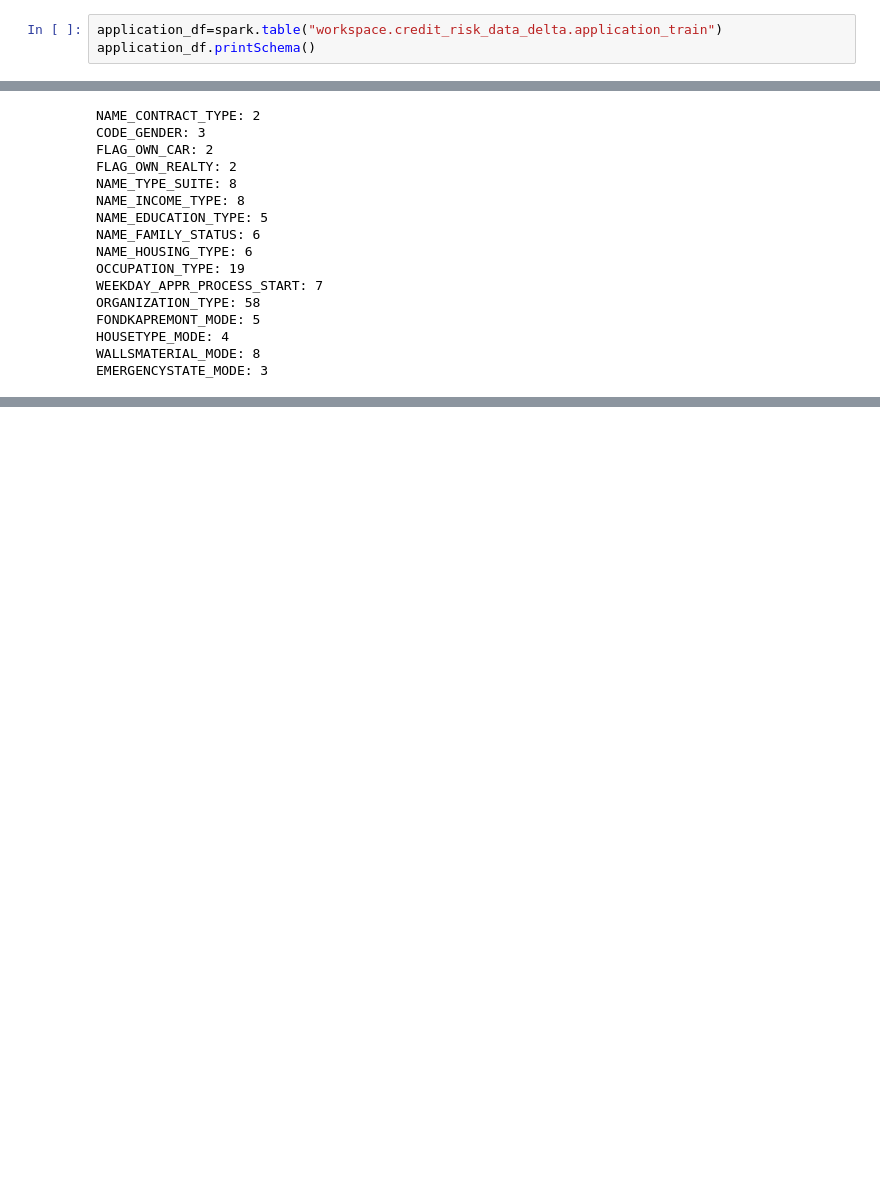
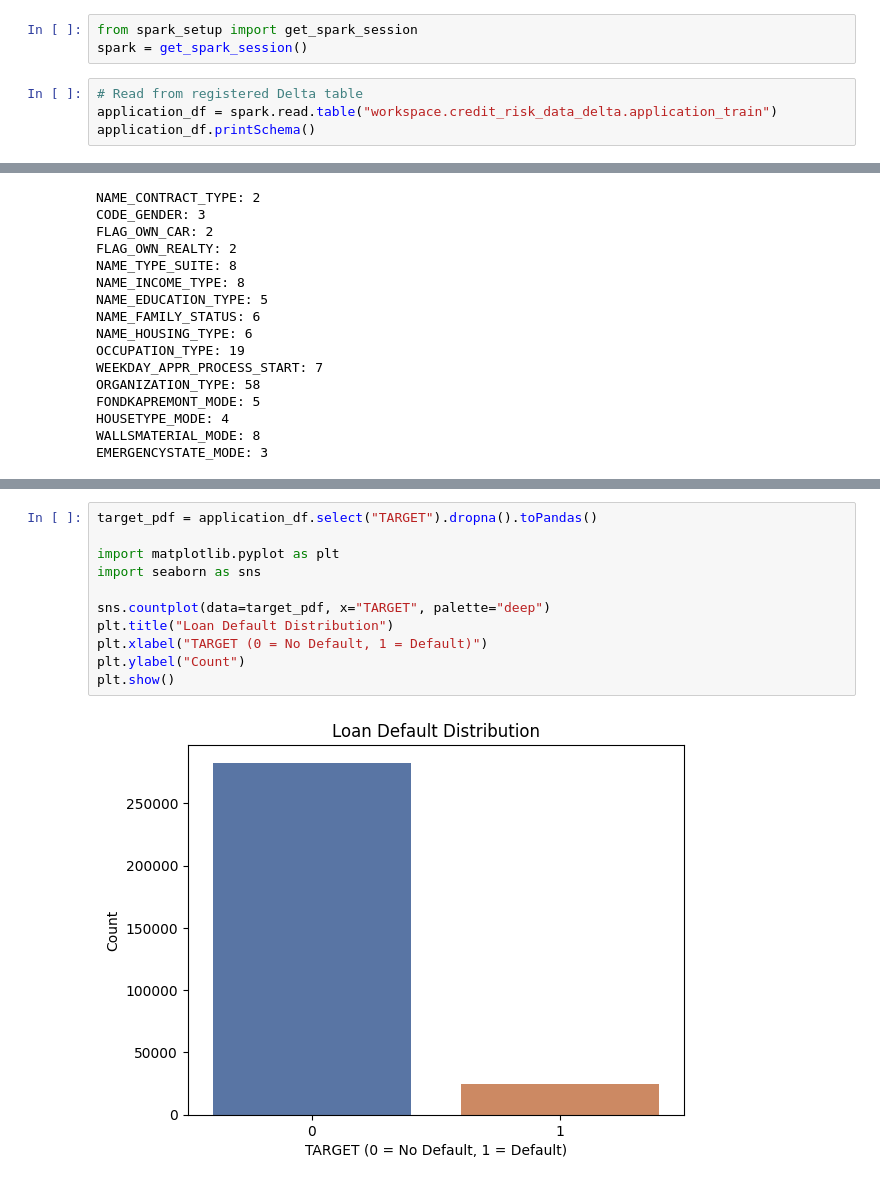
Before and after one commit to dhruvyellanki19/Credit_Default_Risk_Pipeline_Databricks_PySpark_MLflow, a Jupyter notebook: notebooks/01_exploratory_data_analysis.ipynb, the cells around one changed output, grey strips where cells are left out. Drawn from its saved outputs; the diff is of its cells as text; blank space fills up the shorter version.

```diff
--- a/notebooks/01_exploratory_data_analysis.ipynb
+++ b/notebooks/01_exploratory_data_analysis.ipynb
@@ -7,5 +4,9 @@ spark
+# %%
+from spark_setup import get_spark_session
+spark = get_spark_session()
 # %%
-application_df=spark.table("workspace.credit_risk_data_delta.application_train")
+# Read from registered Delta table
+application_df = spark.read.table("workspace.credit_risk_data_delta.application_train")
 application_df.printSchema()
 # %% [output]
 root
@@ -135,0 +189,13 @@ EMERGENCYSTATE_MODE: 3
+# %%
+target_pdf = application_df.select("TARGET").dropna().toPandas()
+
+import matplotlib.pyplot as plt
+import seaborn as sns
+
+sns.countplot(data=target_pdf, x="TARGET", palette="deep")
+plt.title("Loan Default Distribution")
+plt.xlabel("TARGET (0 = No Default, 1 = Default)")
+plt.ylabel("Count")
+plt.show()
+# %% [output]
+[figure, added]
```
Also changed, not shown: parts of 4 cells of this notebook.
